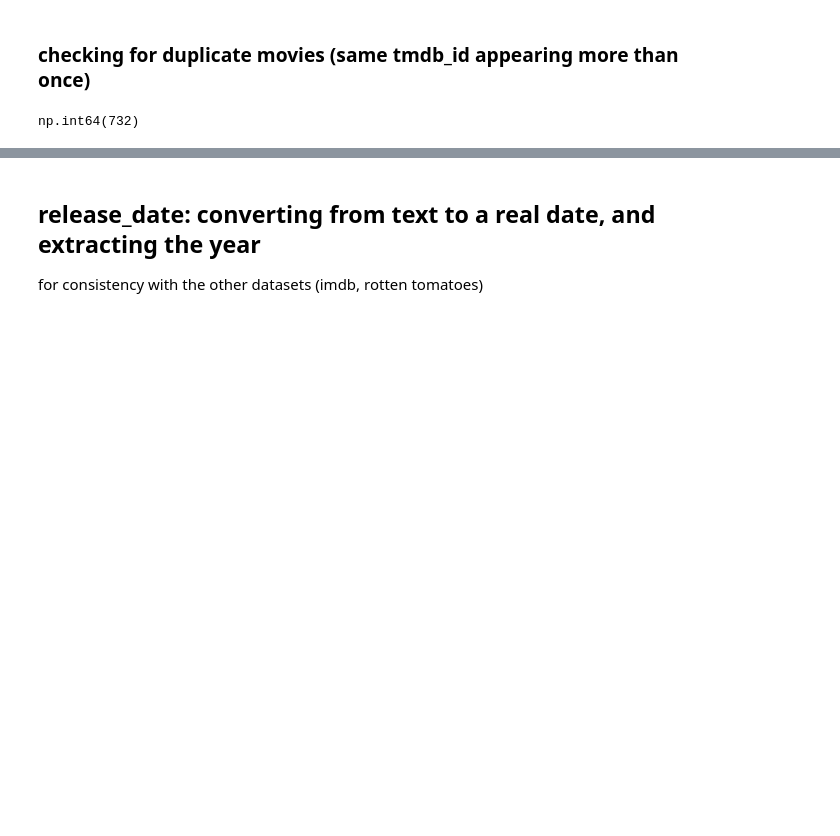
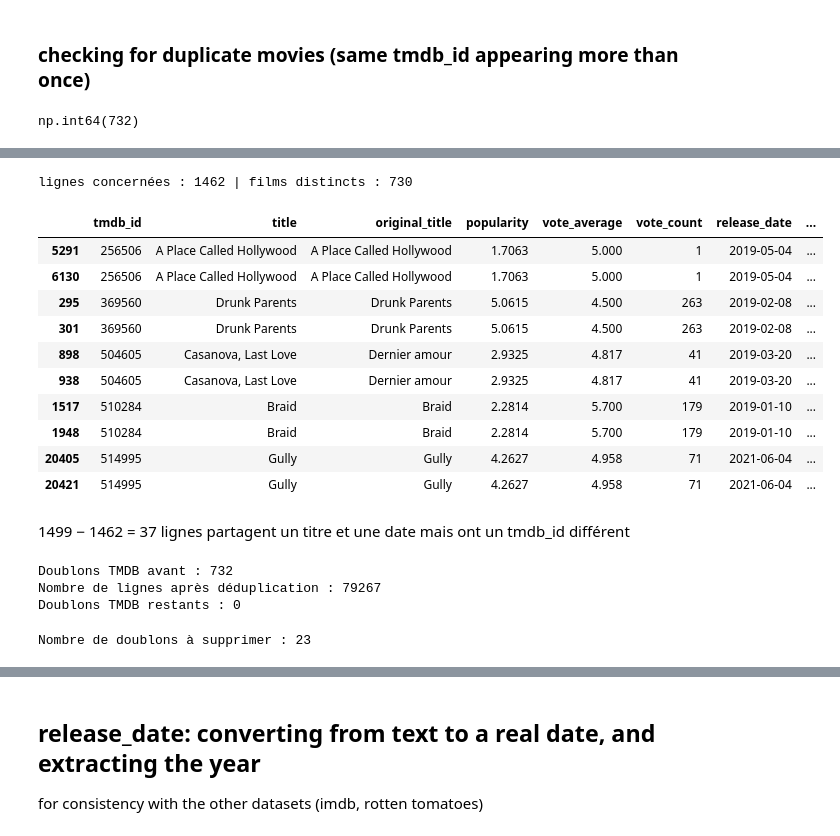
Before and after one commit to sarahmoussaoui/Data-Mining-Movies-Project, a Jupyter notebook: src/cleaning/clean_tmdb.ipynb, the cells around one changed output, grey strips where cells are left out. Saved outputs shown, nothing was run; the diff lists cells and outputs as text; code cells hidden in the pictures; blank space fills up the shorter version.

```diff
--- a/src/cleaning/clean_tmdb.ipynb
+++ b/src/cleaning/clean_tmdb.ipynb
@@ -75,0 +98,32 @@ Doublons supprimes : 732
+# %%
+dups = df[df.duplicated(subset="tmdb_id", keep=False)].sort_values("tmdb_id", kind="stable")
+print("lignes concernées :", len(dups), "| films distincts :", dups["tmdb_id"].nunique())
+dups.head(10)
+# %% [output]
+lignes concernées : 1462 | films distincts : 730
+|  | tmdb_id | title | original_title | popularity | vote_average | vote_count | release_date | ... |
+| 5291 | 256506 | A Place Called Hollywood | A Place Called Hollywood | 1.7063 | 5.000 | 1 | 2019-05-04 | ... |
+| 6130 | 256506 | A Place Called Hollywood | A Place Called Hollywood | 1.7063 | 5.000 | 1 | 2019-05-04 | ... |
+| 295 | 369560 | Drunk Parents | Drunk Parents | 5.0615 | 4.500 | 263 | 2019-02-08 | ... |
+| 301 | 369560 | Drunk Parents | Drunk Parents | 5.0615 | 4.500 | 263 | 2019-02-08 | ... |
+| 898 | 504605 | Casanova, Last Love | Dernier amour | 2.9325 | 4.817 | 41 | 2019-03-20 | ... |
+| 938 | 504605 | Casanova, Last Love | Dernier amour | 2.9325 | 4.817 | 41 | 2019-03-20 | ... |
+| 1517 | 510284 | Braid | Braid | 2.2814 | 5.700 | 179 | 2019-01-10 | ... |
+| 1948 | 510284 | Braid | Braid | 2.2814 | 5.700 | 179 | 2019-01-10 | ... |
+| 20405 | 514995 | Gully | Gully | 4.2627 | 4.958 | 71 | 2021-06-04 | ... |
+| 20421 | 514995 | Gully | Gully | 4.2627 | 4.958 | 71 | 2021-06-04 | ... |
+# %% [markdown]
+1499 − 1462 = 37 lignes partagent un titre et une date mais ont un tmdb_id différent
+# %%
+
+# 1. Supprimer les doublons exacts d'identifiant TMDB
+print("Doublons TMDB avant :", df.duplicated(subset="tmdb_id").sum())
+
+df = df.drop_duplicates(subset="tmdb_id", keep="first").copy()
+
+print("Nombre de lignes après déduplication :", len(df))
+print("Doublons TMDB restants :", df.duplicated(subset="tmdb_id").sum())
+# %% [output]
+Doublons TMDB avant : 732
+Nombre de lignes après déduplication : 79267
+Doublons TMDB restants : 0
@@ -75,0 +135,4 @@ Doublons supprimes : 732
+# %%
+print("Nombre de doublons à supprimer :", duplicate_mask.sum())
+# %% [output]
+Nombre de doublons à supprimer : 23
```
Also changed, not shown: parts of 9 cells of this notebook, 2 other files.
